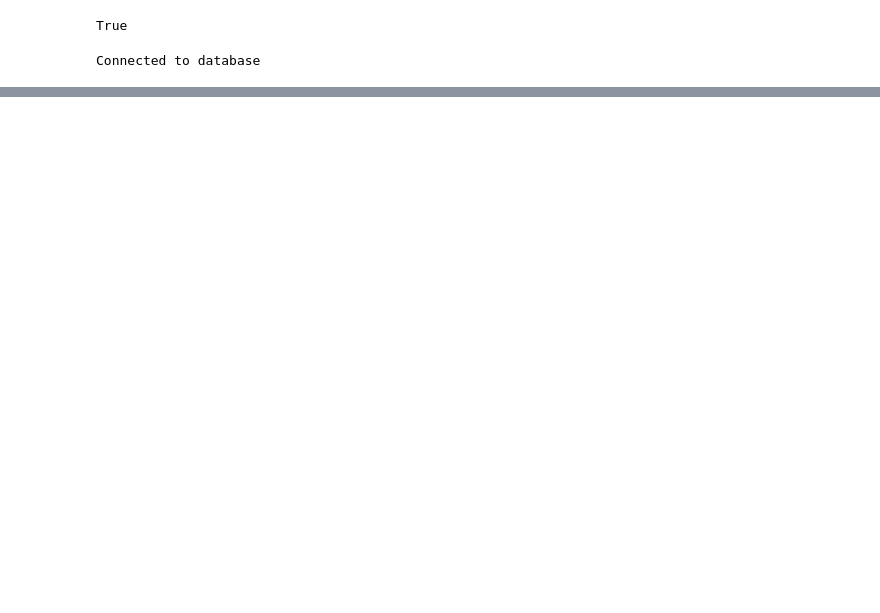
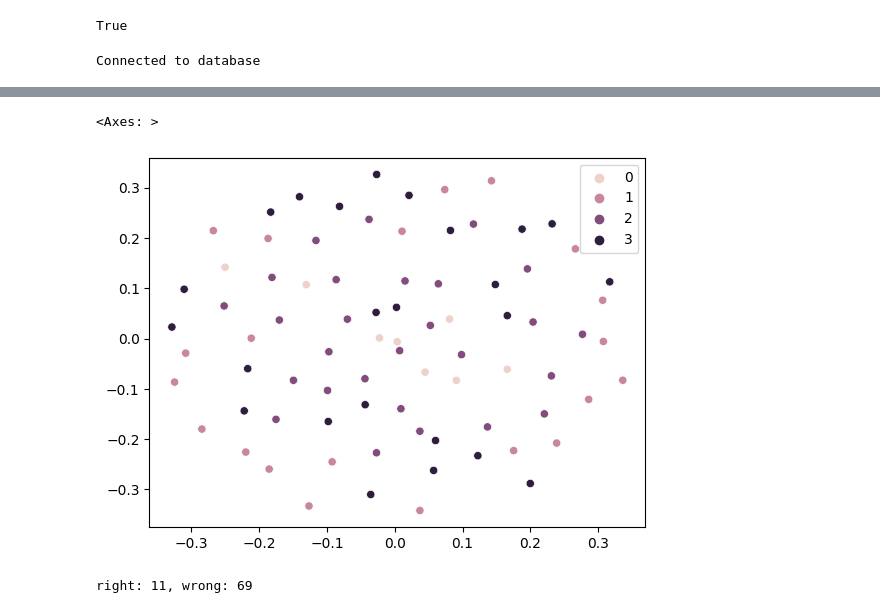
Before and after one commit to trostalski/simpa, a Jupyter notebook: src/notebooks/test.ipynb, the cells around one changed output, grey strips where cells are left out. Drawn from its saved outputs; the diff is of its cells as text; code cells hidden in the pictures; blank space fills up the shorter version.

Commit message:
different clustering tecniques

```diff
--- a/src/notebooks/test.ipynb
+++ b/src/notebooks/test.ipynb
@@ -92,0 +166,6 @@ sns.heatmap(df, annot=False, fmt=".2f", cmap="Blues", cbar=False, vmin=0, vmax=1
+# %%
+spectral_cluster = SpectralClustering(n_clusters=4, affinity="precomputed", n_init=100).fit(df)
+agglomerative_cluster = AgglomerativeClustering(n_clusters=4, affinity="precomputed", linkage="average").fit(df)
+kmeans_cluster = KMeans(n_clusters=4, random_state=0).fit(df)
+dbscan_cluster = DBSCAN(eps=0.5, min_samples=2).fit(df)
+affinity_cluster = AffinityPropagation().fit(df)
@@ -92,0 +197,20 @@ sns.heatmap(df, annot=False, fmt=".2f", cmap="Blues", cbar=False, vmin=0, vmax=1
+# %%
+mds = MDS(n_components=2, dissimilarity="precomputed", random_state=1)
+pos = mds.fit_transform(df)
+sns.scatterplot(x=pos[:, 0], y=pos[:, 1], hue=spectral_cluster.labels_, cmap="Set1")
+# %% [output]
+<Axes: >
+[figure, added]
+# %%
+right = 0
+wrong = 0
+for i, c in enumerate(cluster):
+    if columne_names[i] in meld_encounters and c == 1:
+        right += 1
+    elif columne_names[i] in sepsis_encounters and c == 0:
+        right += 1
+    else:
+        wrong += 1
+print(f"right: {right}, wrong: {wrong}")
+# %% [output]
+right: 11, wrong: 69
```
Also changed, not shown: parts of 15 cells of this notebook, 1 other file.
